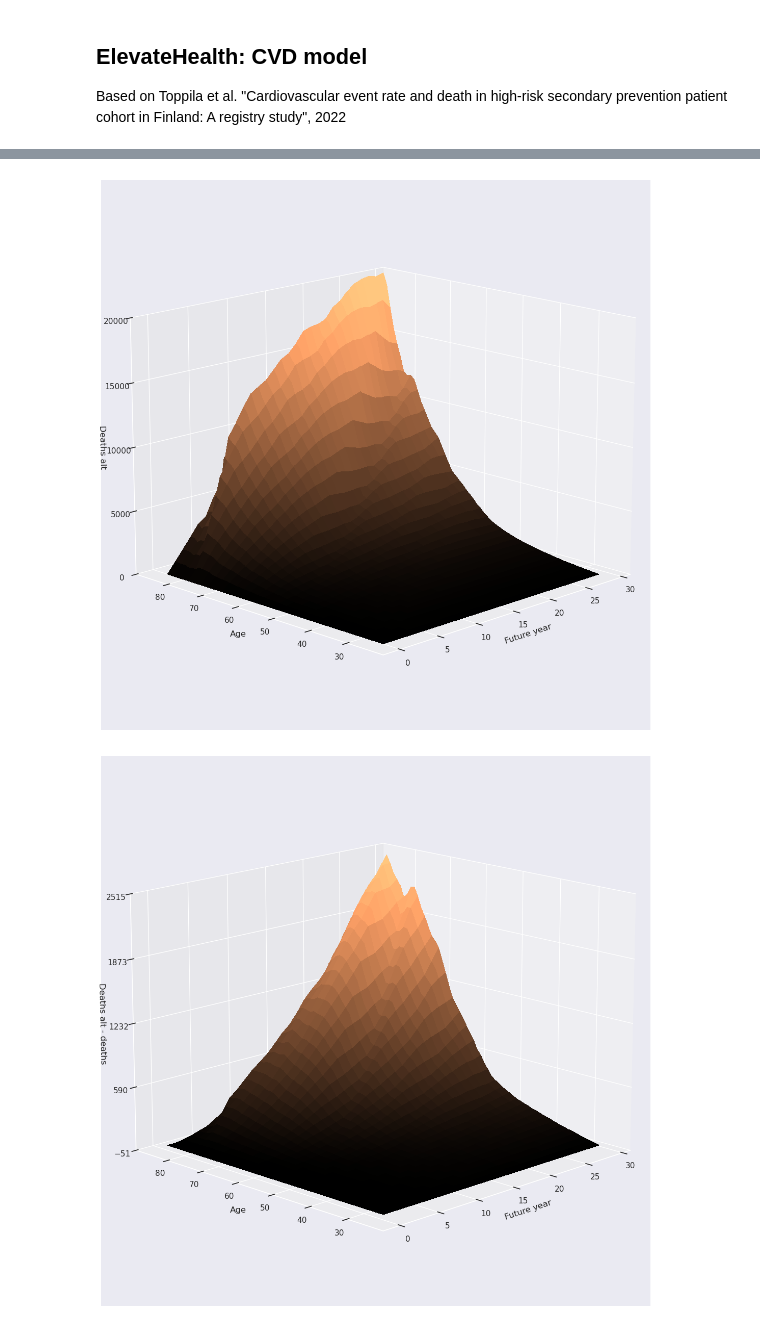
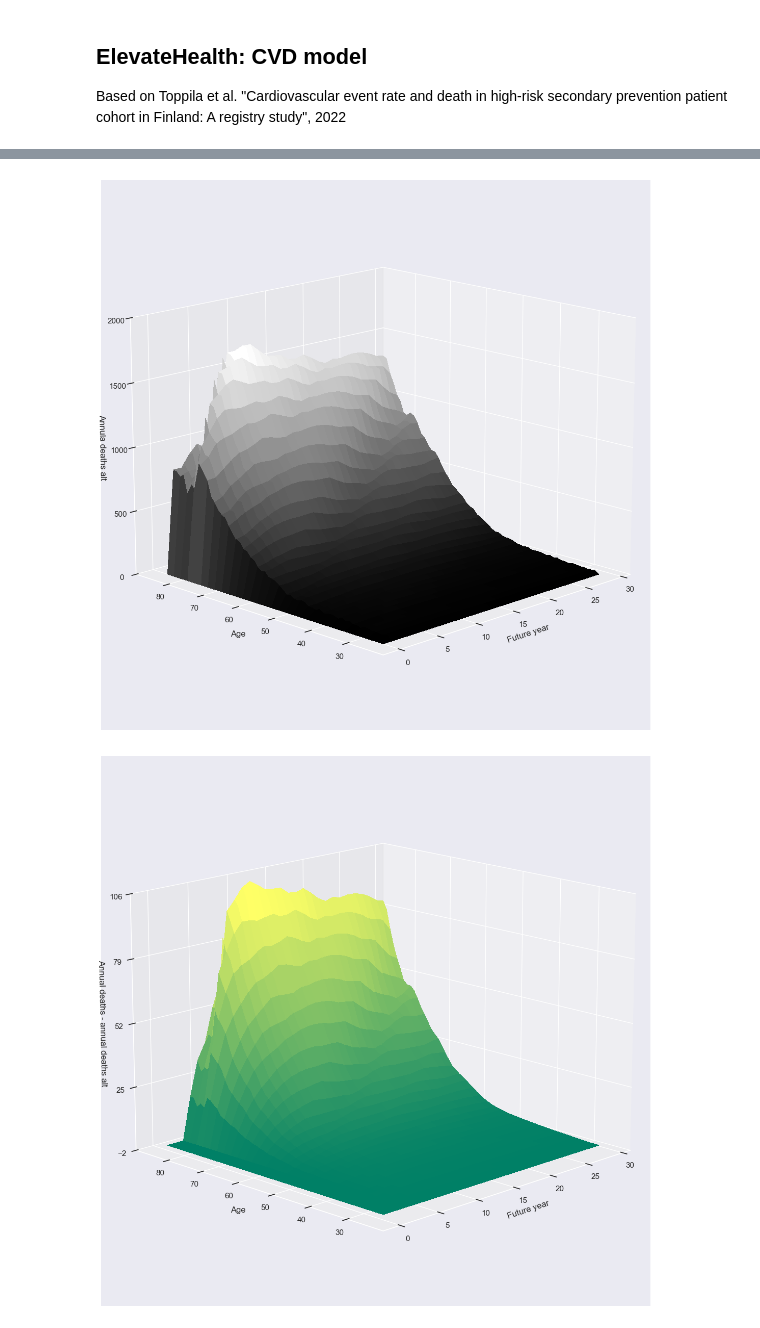
Before and after one commit to michaelReb/elevateHealth, a Jupyter notebook: CVD model/CVD_model.ipynb, the cells around one changed output, grey strips where cells are left out. Cells and saved outputs as stored; diff of their text form; code cells hidden in the pictures.

Commit message:
New state for poor treatment, warmup phase to set initial state distribution

```diff
--- a/CVD model/CVD_model.ipynb
+++ b/CVD model/CVD_model.ipynb
@@ -24,7 +24,7 @@ swe_cod_agg = (
     .agg("sum")
     .reset_index()
 )
-swe_cvd = swe_cod[(swe_cod["cause"] == "S007") & (swe_cod["year"] == 2023) & (swe_cod["sex"] < 3)]
+swe_cvd = swe_cod[(swe_cod["cause"] == "S007") & (swe_cod["year"] == 2019) & (swe_cod["sex"] < 3)]
 swe_cvd = pd.merge(swe_cvd, swe_cod_agg, on = ["year", "sex"])
 
 r = swe_cvd[swe_cvd["sex"] == 1].reset_index()
@@ -145,0 +149,13 @@ pop_alt = project(mi=0)
+# %%
+plt.figure()
+plt.plot(np.arange(future_years), np.sum(pop[:,3,:], axis=0))
+plt.title("Total number in subsequent CVD event state by future year")
+plt.xlabel("Future year")
+plt.ylabel("Total number in subsequent CVD event state")
+plt.show()
+
+initial_pop = np.stack((E, np.zeros(E.shape[0]), np.zeros(E.shape[0]), np.zeros(E.shape[0])), axis=1)
+initial_pop[:,1:4] = initial_pop[:,0][:, np.newaxis]*pop[:,1:4,20]/pop[:,0,20][:, np.newaxis] # use previous run as warmup phase to get an approximate initial state distribution
+
+pop = project()
+pop_alt = project(poor_treatment=0.4)
@@ -199,12 +217,12 @@ plt.show()
 # %%
 fig, ax = plt.subplots(subplot_kw={"projection": "3d"}, figsize=(14,14))
 X, Y = np.meshgrid(np.arange(future_years), ages)
-Z = pop[:,3,:]
-surf = ax.plot_surface(X, Y, Z, cmap=cm.copper, linewidth=0, antialiased=False)
+Z = pop[:,4,:]
+surf = ax.plot_surface(X, Y, Z, cmap=cm.grey, linewidth=0, antialiased=False)
 ax.set_xlabel("Future year")
 ax.set_ylabel("Age")
-ax.set_zlabel("Deaths")
-ax.set_zlim(0, 20000)
+ax.set_zlabel("Annual deaths")
+ax.set_zlim(0, 2000)
 ax.zaxis.set_major_locator(LinearLocator(5))
 ax.zaxis.set_major_formatter('{x:.0f}')
 ax.view_init(elev=15., azim=-135)
@@ -212,12 +230,12 @@ plt.show()
 
 fig, ax = plt.subplots(subplot_kw={"projection": "3d"}, figsize=(14,14))
 X, Y = np.meshgrid(np.arange(future_years), ages)
-Z = pop_alt[:,3,:]
-surf = ax.plot_surface(X, Y, Z, cmap=cm.copper, linewidth=0, antialiased=False)
+Z = pop_alt[:,4,:]
+surf = ax.plot_surface(X, Y, Z, cmap=cm.grey, linewidth=0, antialiased=False)
 ax.set_xlabel("Future year")
 ax.set_ylabel("Age")
-ax.set_zlabel("Deaths alt")
-ax.set_zlim(0, 20000)
+ax.set_zlabel("Annula deaths alt")
+ax.set_zlim(0, 2000)
 ax.zaxis.set_major_locator(LinearLocator(5))
 ax.zaxis.set_major_formatter('{x:.0f}')
 ax.view_init(elev=15., azim=-135)
@@ -225,11 +243,11 @@ plt.show()
 
 fig, ax = plt.subplots(subplot_kw={"projection": "3d"}, figsize=(14,14))
 X, Y = np.meshgrid(np.arange(future_years), ages)
-Z = pop_alt[:,3,:] - pop[:,3,:]
-surf = ax.plot_surface(X, Y, Z, cmap=cm.copper, linewidth=0, antialiased=False)
+Z = pop[:,4,:] - pop_alt[:,4,:]
+surf = ax.plot_surface(X, Y, Z, cmap=cm.summer, linewidth=0, antialiased=False)
 ax.set_xlabel("Future year")
 ax.set_ylabel("Age")
-ax.set_zlabel("Deaths alt - deaths")
+ax.set_zlabel("Annual deaths - annual deaths alt")
 ax.zaxis.set_major_locator(LinearLocator(5))
 ax.zaxis.set_major_formatter('{x:.0f}')
 ax.view_init(elev=15., azim=-135)
@@ -239,2 +257,2 @@ plt.show()
-[figure, old version]
+[figure, new version]
-[figure, old version]
+[figure, new version]
```
Also changed, not shown: parts of 10 cells of this notebook.
